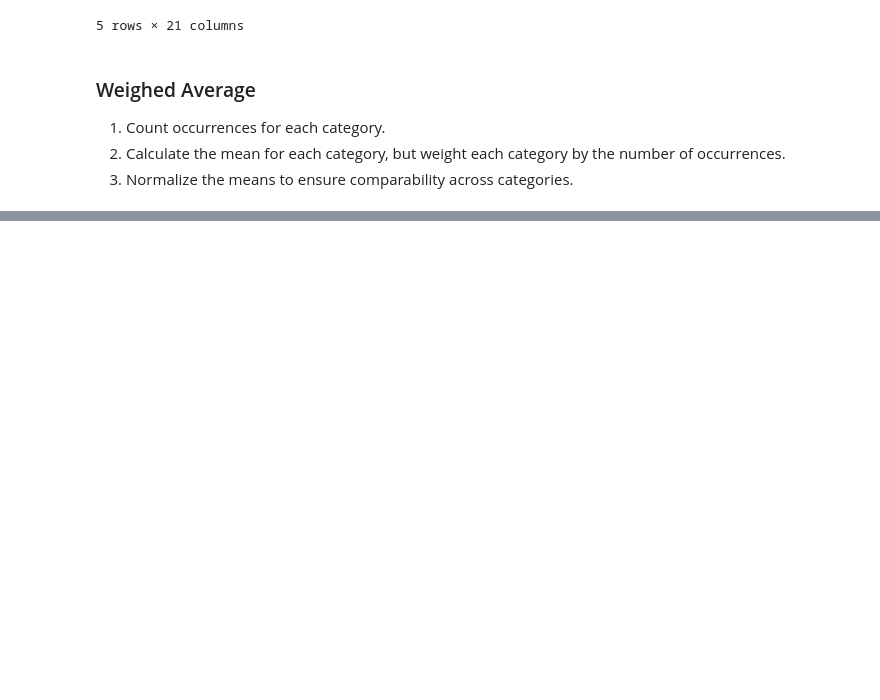
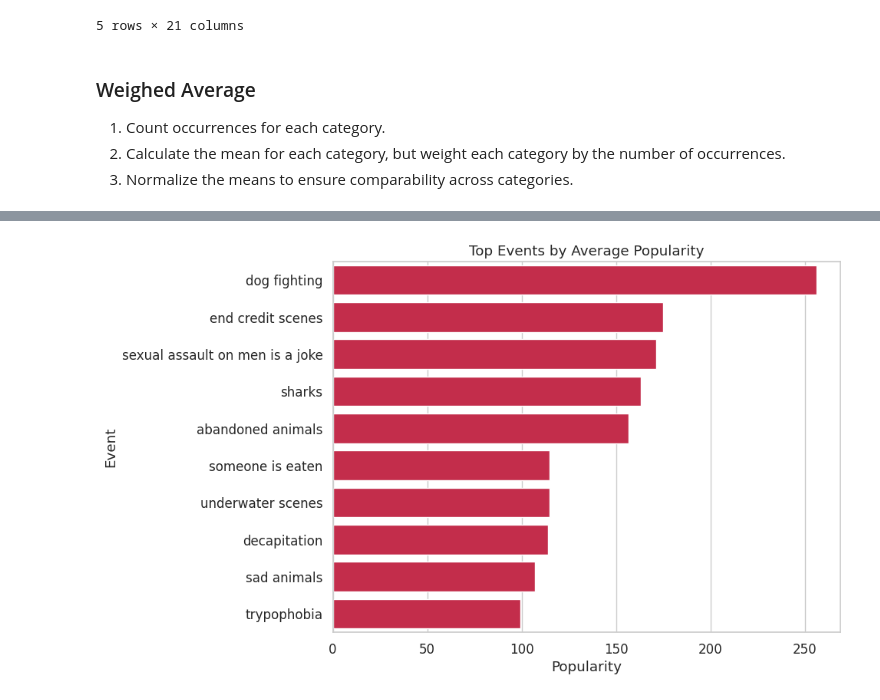
Before and after one commit to bruhu/film-sentiment-analysis, a Jupyter notebook: notebooks/film_analytics.ipynb, the cells around one changed output, grey strips where cells are left out. Saved outputs shown, nothing was run; the diff lists cells and outputs as text; code cells hidden in the pictures; blank space fills up the shorter version.

```diff
--- a/notebooks/film_analytics.ipynb
+++ b/notebooks/film_analytics.ipynb
@@ -175,0 +268,17 @@ Weighted Average Ratings by Content Tags with Popularity:
+# %%
+# Top Events by Average Popularity
+plt.figure(figsize=(10, 6))
+sns.barplot(
+    x='average_popularity',
+    y='event',
+    data=sample_event_sentiment_weighted.sort_values(by='average_popularity', ascending=False).head(10),
+    color='crimson',
+)
+
+plt.title('Top Events by Average Popularity')
+plt.xlabel('Popularity')
+plt.ylabel('Event')
+plt.tight_layout()
+# plt.show()
+# %% [output]
+[figure, added]
```
Also changed, not shown: parts of 20 cells of this notebook.
